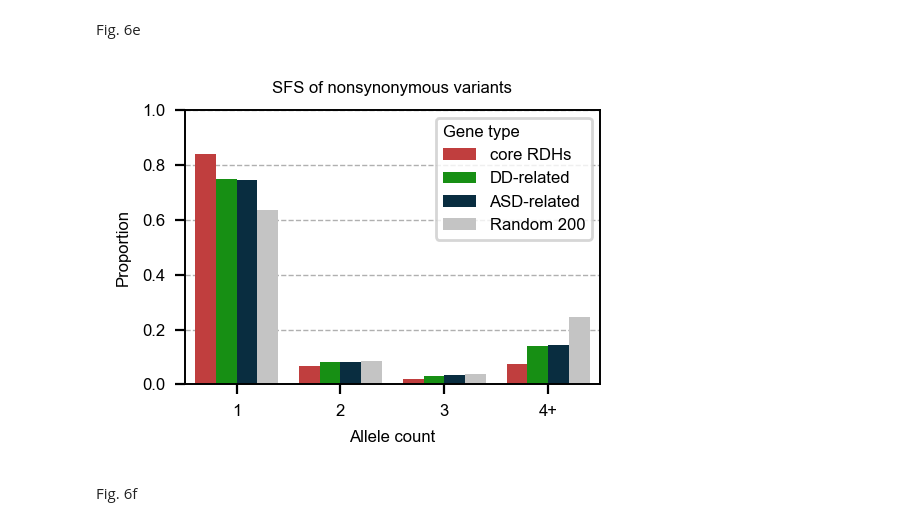
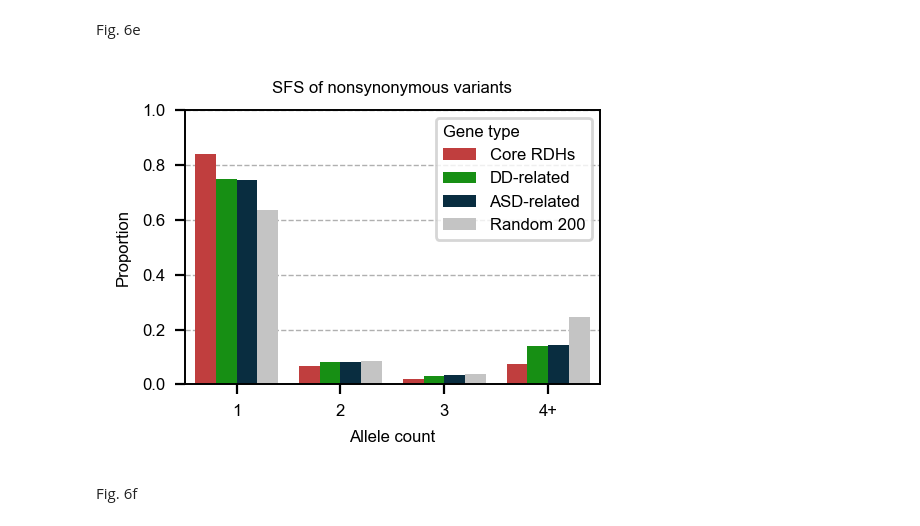
Before and after one commit to JuseTiZ/RDH_mutation_analysis, a Jupyter notebook: figures/Fig6/fig6_f_g.ipynb, the cells around one changed output. Saved outputs shown, nothing was run; the diff lists cells and outputs as text; code cells hidden in the pictures.

```diff
--- a/figures/Fig6/fig6_f_g.ipynb
+++ b/figures/Fig6/fig6_f_g.ipynb
@@ -82,7 +82,7 @@ gene_prop_df["Frequency Class"] = gene_prop_df["Frequency Class"].map(
 )
 gene_prop_df["Gene Type"] = gene_prop_df["Gene Type"].map(
     {
-        "cRDHGs": "core RDHs",
+        "cRDHGs": "Core RDHs",
         "DD": "DD-related",
         "ASD": "ASD-related",
         "R200": "Random 200",
@@ -92,35 +92,35 @@ gene_prop_df["Gene Type"] = gene_prop_df["Gene Type"].map(
 fig, ax = plt.subplots(figsize=(2.6, 2))
 
 sns.barplot(
     data=gene_prop_df,
     x="Frequency Class",
     y="Proportion",
     hue="Gene Type",
     zorder=2,
     ax=ax,
     palette={
-        "core RDHs": "#D62828",
+        "Core RDHs": "#D62828",
         "DD-related": "#03A300",
         "ASD-related": "#003049",
         "Random 200": "#C4C4C4",
     },
 )
 ax.set_ylim(0, 1)
 ax.set_xlabel("Allele count")
 ax.set_ylabel("Proportion")
 ax.set_title("SFS of nonsynonymous variants")
 
 ax.grid(axis="y", linestyle="--", linewidth=0.5, zorder=1)
 ax.legend(
     title="Gene type",
     alignment="left",
     loc="upper right",
     ncols=1,
 )
 
 plt.tight_layout()
 # %% [output]
-[figure, old version]
+[figure, new version]
 # %% [markdown]
 Fig. 6f
 # %%
```
Also changed, not shown: parts of 1 cell of this notebook, 4 other files.
